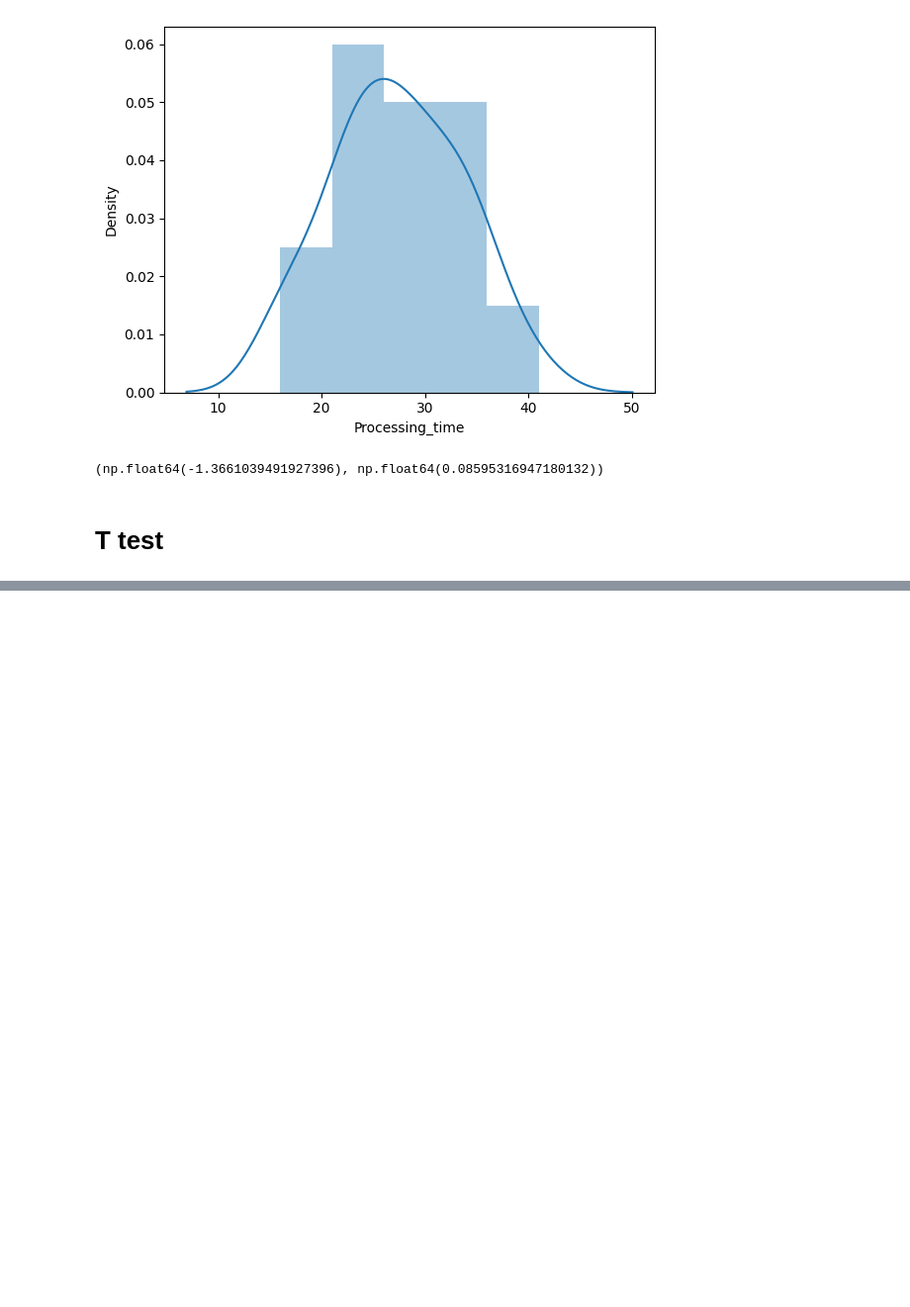
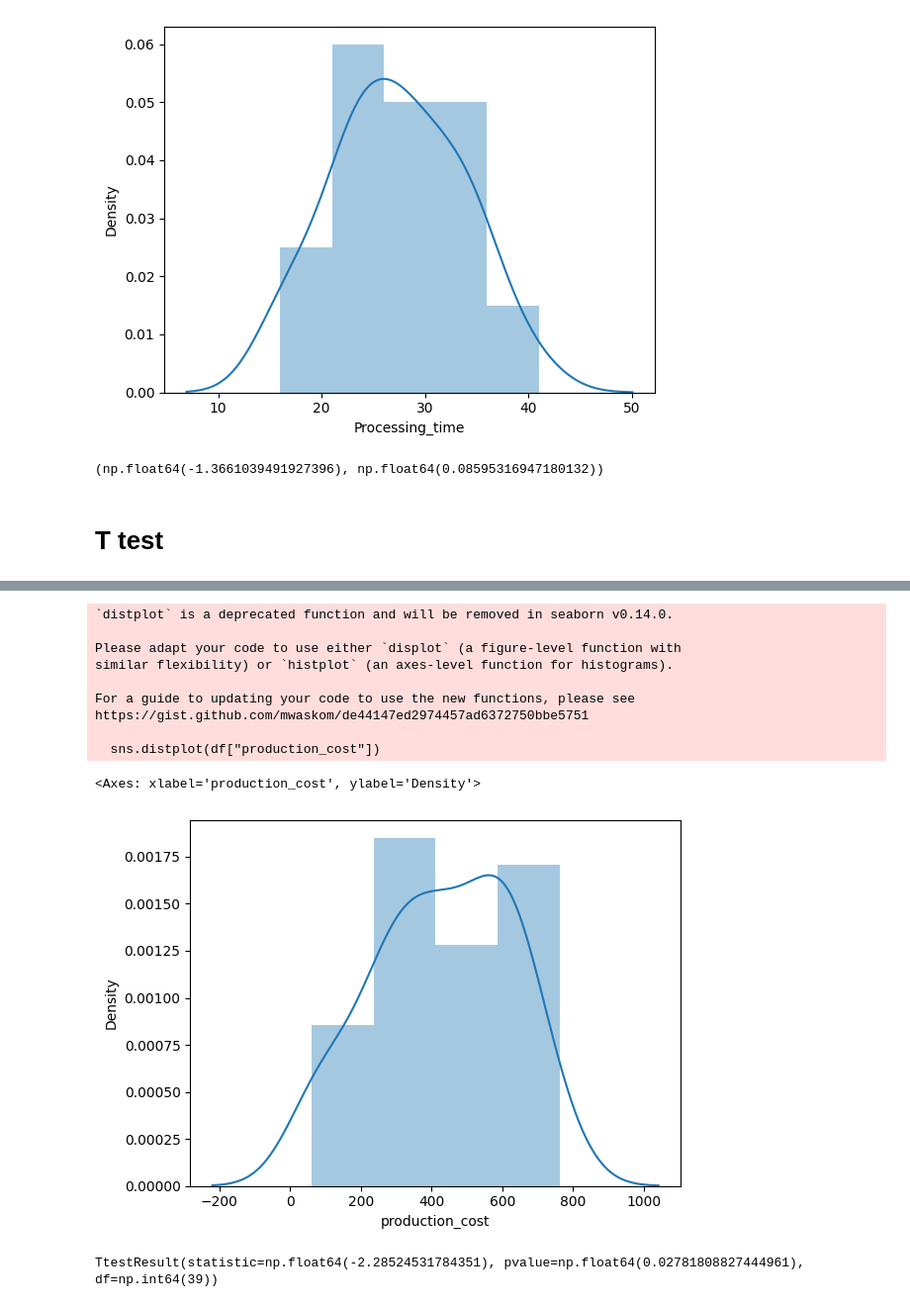
Before and after one commit to siddh-webd-ml/Machine-Learning, a Jupyter notebook: test.ipynb, the cells around one changed output, grey strips where cells are left out. Shown at 99% size. Cells and saved outputs as stored; diff of their text form; code cells hidden in the pictures; blank space fills up the shorter version.

```diff
--- a/test.ipynb
+++ b/test.ipynb
@@ -84,0 +102,3 @@ z_test(30,12.5,df["Processing_time"])
+# %%
+df  = pd.read_csv("/content/Production_Charge_lyst1729241054998.csv")
+df
@@ -84,0 +123,2 @@ z_test(30,12.5,df["Processing_time"])
+# %%
+df = df.drop("Unnamed: 0",axis=1)
@@ -84,0 +128,18 @@ z_test(30,12.5,df["Processing_time"])
+# %%
+sns.distplot(df["production_cost"])
+# %% [output]
+`distplot` is a deprecated function and will be removed in seaborn v0.14.0.
+
+Please adapt your code to use either `displot` (a figure-level function with
+similar flexibility) or `histplot` (an axes-level function for histograms).
+
+For a guide to updating your code to use the new functions, please see
+https://gist.github.com/mwaskom/de44147ed2974457ad6372750bbe5751
+
+  sns.distplot(df["production_cost"])
+<Axes: xlabel='production_cost', ylabel='Density'>
+[figure, added]
+# %%
+stats.ttest_1samp(df["production_cost"],500)
+# %% [output]
+TtestResult(statistic=np.float64(-2.28524531784351), pvalue=np.float64(0.02781808827444961), df=np.int64(39))
```
Also changed, not shown: parts of 25 cells of this notebook.
